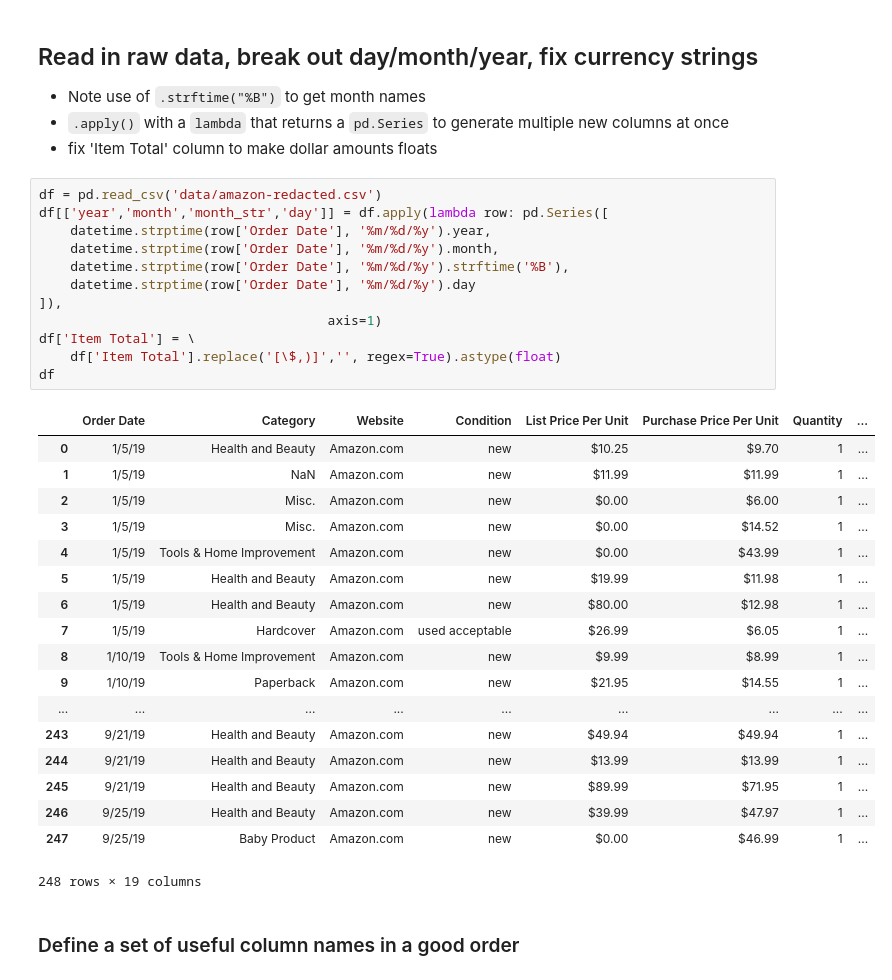
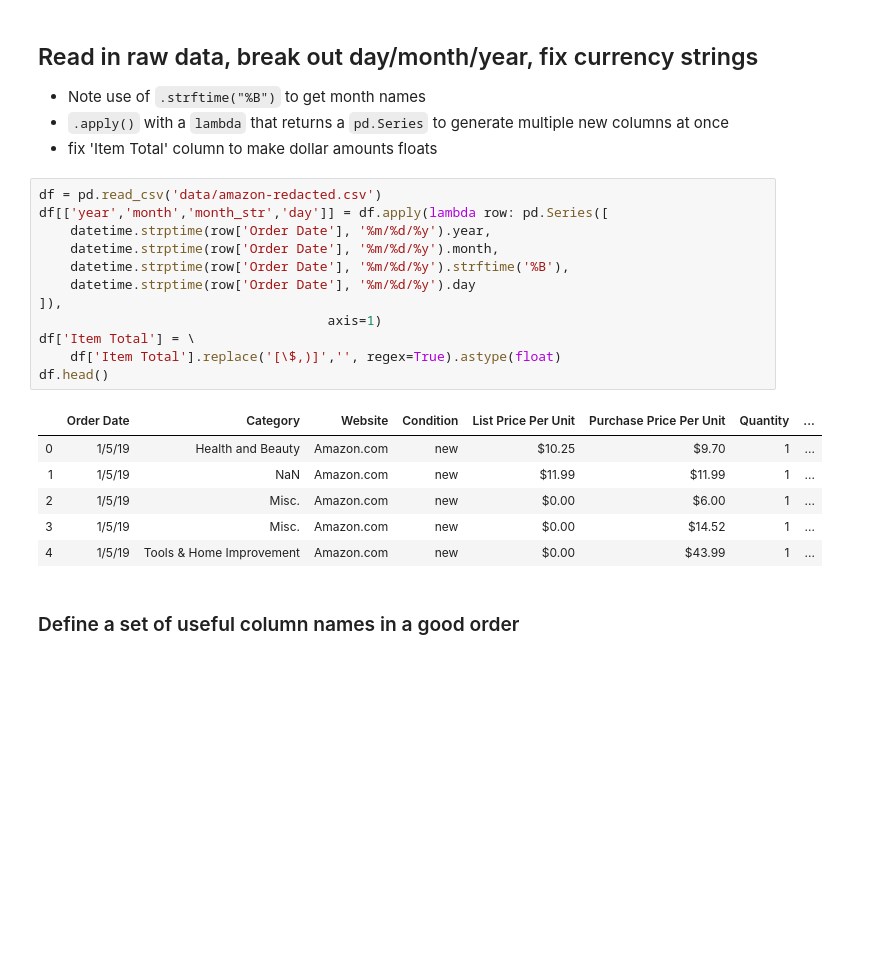
Before and after one commit to Imperssonator/Imperssonator.github.io, a Jupyter notebook: _jupyter/2019-10-07-amazon/amazon-purchase-history.ipynb, the cells around one changed output. Cells and saved outputs as stored; diff of their text form; blank space fills up the shorter version.

```diff
--- a/_jupyter/2019-10-07-amazon/amazon-purchase-history.ipynb
+++ b/_jupyter/2019-10-07-amazon/amazon-purchase-history.ipynb
@@ -17,34 +17,22 @@ from datetime import datetime
 # %%
 df = pd.read_csv('data/amazon-redacted.csv')
 df[['year','month','month_str','day']] = df.apply(lambda row: pd.Series([
     datetime.strptime(row['Order Date'], '%m/%d/%y').year,
     datetime.strptime(row['Order Date'], '%m/%d/%y').month,
     datetime.strptime(row['Order Date'], '%m/%d/%y').strftime('%B'),
     datetime.strptime(row['Order Date'], '%m/%d/%y').day
 ]),
                                      axis=1)
 df['Item Total'] = \
     df['Item Total'].replace('[\$,)]','', regex=True).astype(float)
-df
+df.head()
 # %% [output]
 |  | Order Date | Category | Website | Condition | List Price Per Unit | Purchase Price Per Unit | Quantity | ... |
 | 0 | 1/5/19 | Health and Beauty | Amazon.com | new | $10.25 | $9.70 | 1 | ... |
 | 1 | 1/5/19 | NaN | Amazon.com | new | $11.99 | $11.99 | 1 | ... |
 | 2 | 1/5/19 | Misc. | Amazon.com | new | $0.00 | $6.00 | 1 | ... |
 | 3 | 1/5/19 | Misc. | Amazon.com | new | $0.00 | $14.52 | 1 | ... |
 | 4 | 1/5/19 | Tools & Home Improvement | Amazon.com | new | $0.00 | $43.99 | 1 | ... |
-| 5 | 1/5/19 | Health and Beauty | Amazon.com | new | $19.99 | $11.98 | 1 | ... |
-| 6 | 1/5/19 | Health and Beauty | Amazon.com | new | $80.00 | $12.98 | 1 | ... |
-| 7 | 1/5/19 | Hardcover | Amazon.com | used acceptable | $26.99 | $6.05 | 1 | ... |
-| 8 | 1/10/19 | Tools & Home Improvement | Amazon.com | new | $9.99 | $8.99 | 1 | ... |
-| 9 | 1/10/19 | Paperback | Amazon.com | new | $21.95 | $14.55 | 1 | ... |
-| ... | ... | ... | ... | ... | ... | ... | ... | ... |
-| 243 | 9/21/19 | Health and Beauty | Amazon.com | new | $49.94 | $49.94 | 1 | ... |
-| 244 | 9/21/19 | Health and Beauty | Amazon.com | new | $13.99 | $13.99 | 1 | ... |
-| 245 | 9/21/19 | Health and Beauty | Amazon.com | new | $89.99 | $71.95 | 1 | ... |
-| 246 | 9/25/19 | Health and Beauty | Amazon.com | new | $39.99 | $47.97 | 1 | ... |
-| 247 | 9/25/19 | Baby Product | Amazon.com | new | $0.00 | $46.99 | 1 | ... |
-248 rows × 19 columns
 # %% [markdown]
 ### Define a set of useful column names in a good order
 # %%
```
Also changed, not shown: parts of 1 cell of this notebook, 3 other files.
